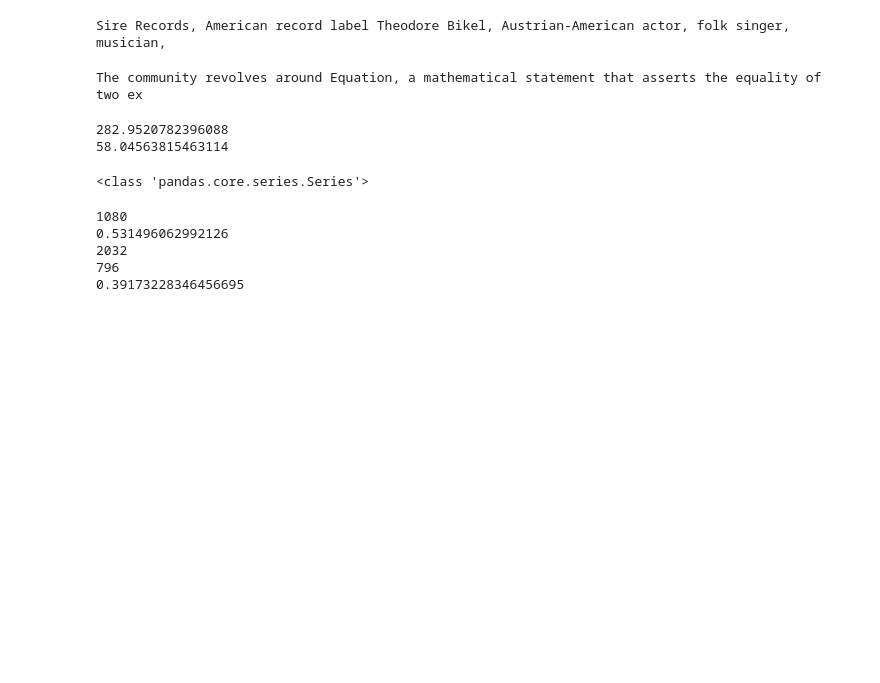
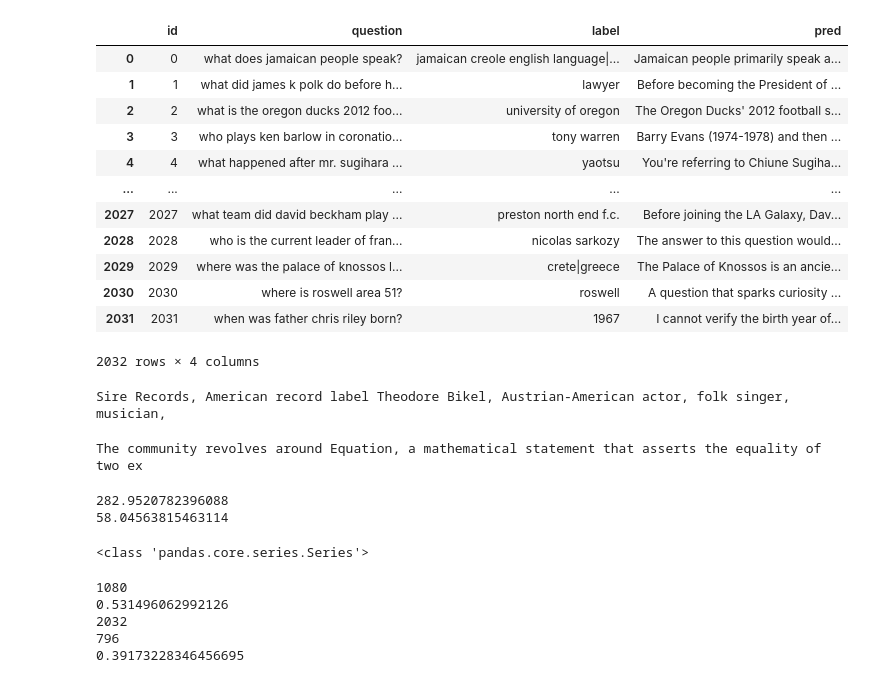
Before and after one commit to sam234990/ArchRAG, a Jupyter notebook: dataset/WebQ/eval/qa_kg_anal.ipynb, the cells around one changed output. Cells and saved outputs as stored; diff of their text form; code cells hidden in the pictures; blank space fills up the shorter version.

```diff
--- a/dataset/WebQ/eval/qa_kg_anal.ipynb
+++ b/dataset/WebQ/eval/qa_kg_anal.ipynb
@@ -11,6 +11,7 @@ from src.evaluate.evaluate import get_accuracy_webqsp_qa
 
 direct_res_path = "/mnt/data/wangshu/hcarag/FB15k/hc_index_8b/qa/global_5_15_10_15_direct_QA_.json"
 direct_df = pd.read_csv(direct_res_path)
+zero_df = pd.read_csv("/mnt/data/wangshu/hcarag/FB15k/webqa/baseline/zero-shot.csv")
 entity_df_path = "/mnt/data/wangshu/hcarag/FB15k/KG/entity_df.csv"
 entity_df = pd.read_csv(entity_df_path)
 community_df_path = "/mnt/data/wangshu/hcarag/FB15k/hc_index_8b/community_df_index.csv"
@@ -21,6 +22,22 @@ direct_df.head(2)
 |  | question | answers | raw_result | pred | label |
 | 0 | what does jamaican people speak? | ['Jamaican Creole English Languag... | ---Direct Answer---: English | Pa... | English | Patois | Jamaican Creole English Language|... |
 | 1 | what did james k polk do before h... | ['Lawyer'] | ---Direct Answer---: lawyer | pol... | lawyer | politician | Lawyer |
+# %%
+zero_df
+# %% [output]
+|  | id | question | label | pred |
+| 0 | 0 | what does jamaican people speak? | jamaican creole english language|... | Jamaican people primarily speak a... |
+| 1 | 1 | what did james k polk do before h... | lawyer | Before becoming the President of ... |
+| 2 | 2 | what is the oregon ducks 2012 foo... | university of oregon | The Oregon Ducks' 2012 football s... |
+| 3 | 3 | who plays ken barlow in coronatio... | tony warren | Barry Evans (1974-1978) and then ... |
+| 4 | 4 | what happened after mr. sugihara ... | yaotsu | You're referring to Chiune Sugiha... |
+| ... | ... | ... | ... | ... |
+| 2027 | 2027 | what team did david beckham play ... | preston north end f.c. | Before joining the LA Galaxy, Dav... |
+| 2028 | 2028 | who is the current leader of fran... | nicolas sarkozy | The answer to this question would... |
+| 2029 | 2029 | where was the palace of knossos l... | crete|greece | The Palace of Knossos is an ancie... |
+| 2030 | 2030 | where is roswell area 51? | roswell | A question that sparks curiosity ... |
+| 2031 | 2031 | when was father chris riley born? | 1967 | I cannot verify the birth year of... |
+2032 rows × 4 columns
 # %%
 entity_df_description = entity_df["node_description"].values
 entity_df_description = " ".join(entity_df_description)
```
Also changed, not shown: parts of 1 cell of this notebook, 5 other files.
